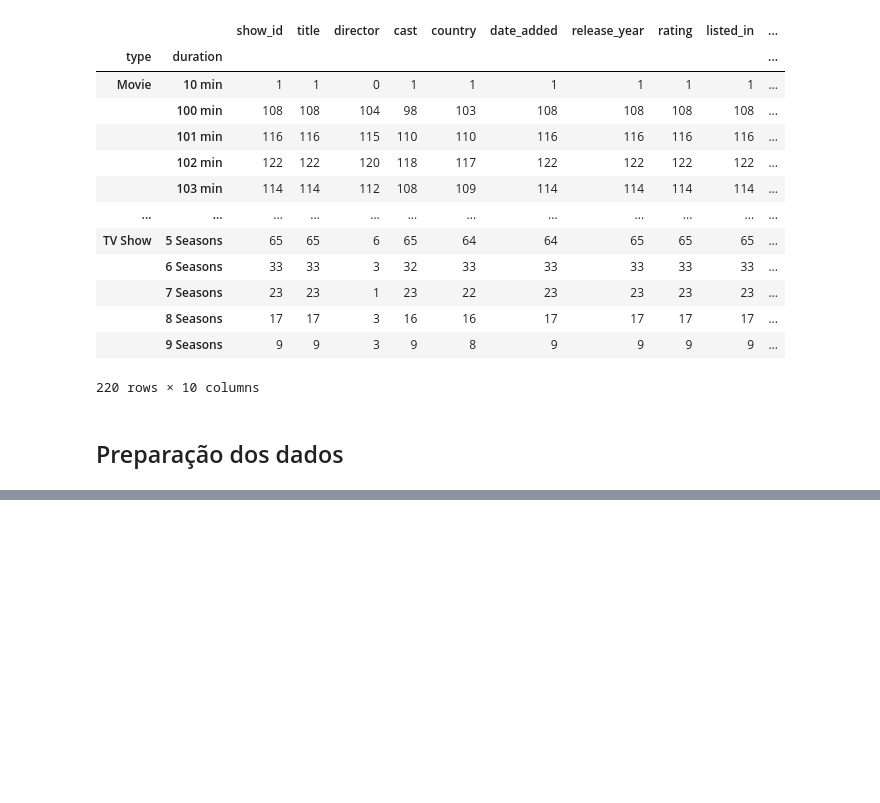
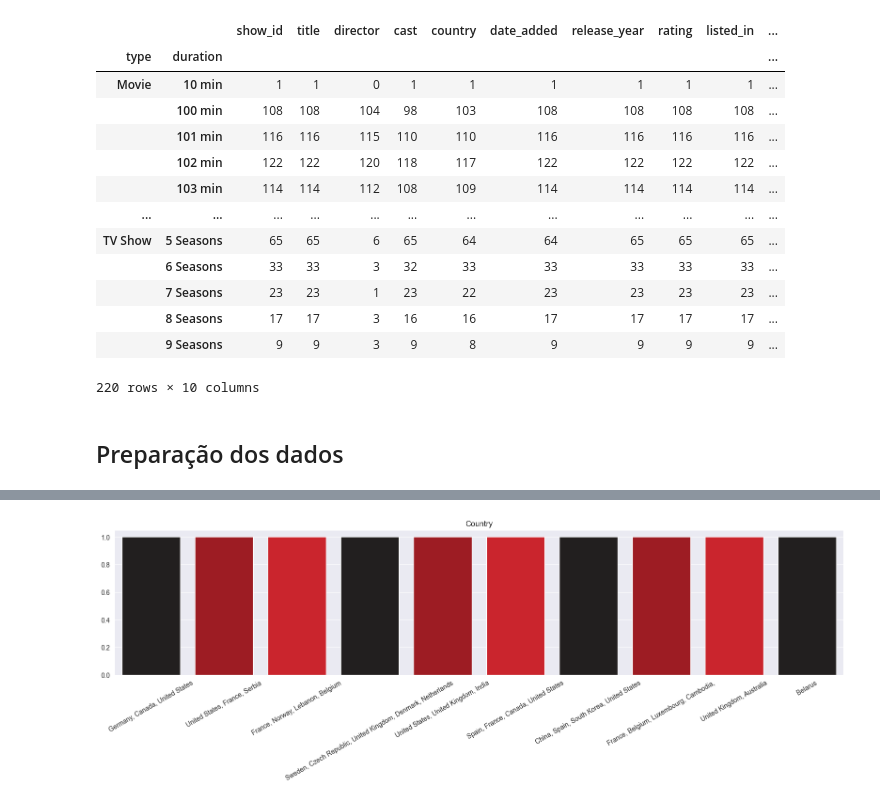
Before and after one commit to luizaalovo/analysis-netflix, a Jupyter notebook: Analysis Netflix.ipynb, the cells around one changed output, grey strips where cells are left out. Cells and saved outputs as stored; diff of their text form; code cells hidden in the pictures; blank space fills up the shorter version.

```diff
--- a/Analysis Netflix.ipynb
+++ b/Analysis Netflix.ipynb
@@ -209,0 +369,10 @@ plt.show()
+# %%
+#Qual o país com a menor quantidade de filmes e séries?
+
+plt.figure(figsize=(20,4))
+sns.barplot(x=df["country"].value_counts().sort_values(ascending=True)[:10].index, y=df["country"].value_counts().sort_values(ascending=True)[:10].values, palette=paleta_netflix)
+plt.title("Country")
+plt.xticks(rotation=30)
+plt.show()
+# %% [output]
+[figure, added]
```
Also changed, not shown: parts of 20 cells of this notebook.
